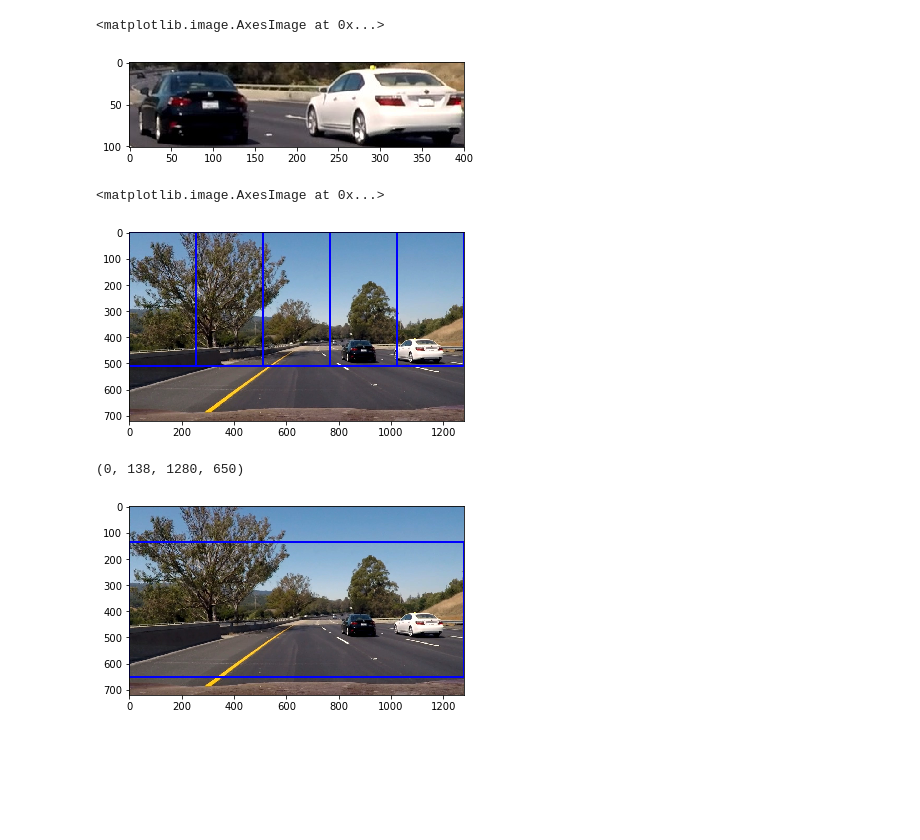
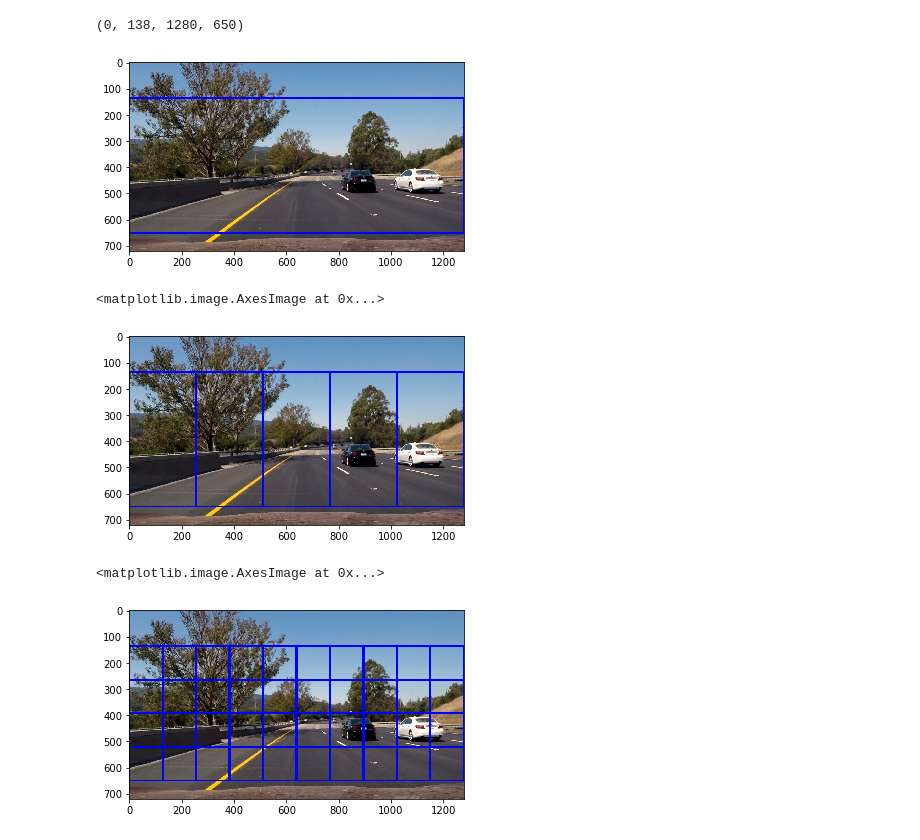
Before and after one commit to semeniuta/CarND-Vehicle-Detection, a Jupyter notebook: 1_FirstNB.ipynb, the cells around one changed output. Cells and saved outputs as stored; diff of their text form; code cells hidden in the pictures; blank space fills up the shorter version.

Commit message:
Bug fix in window_loop; viz of different scales over the main ROI

```diff
--- a/1_FirstNB.ipynb
+++ b/1_FirstNB.ipynb
@@ -19,34 +19,40 @@ from glob import glob
 import vdetect
 # %%
 test_images = [mpimg.imread(f) for f in glob('test_images/*.jpg')]
+
+main_region = vdetect.define_main_region_custom()
+mr_x0, mr_y0, mr_x1, mr_y1 = main_region
 # %%
 im = test_images[0]
-bbox = (800, 400, 1200, 500)
-plt.imshow( vdetect.window_region(im, bbox) )
+
+plt.imshow(
+    vdetect.draw_boxes(
+        im,
+        [main_region]
+    )
+)
+
+print(main_region)
 # %% [output]
-<matplotlib.image.AxesImage at 0x...>
+(0, 138, 1280, 650)
-[figure, old version]
+[figure, new version]
 # %%
 plt.imshow(
     vdetect.draw_boxes(
         im,
-        vdetect.window_loop(512, 256, 0, 0, im.shape[1], im.shape[0])
+        vdetect.window_loop(512, 256, mr_x0, mr_y0, mr_x1, mr_y1)
     )
 )
 # %% [output]
 <matplotlib.image.AxesImage at 0x...>
-[figure, old version]
+[figure, new version]
-# %%
-main_region = vdetect.define_main_region_custom()
-
-plt.imshow(
-    vdetect.draw_boxes(
-        im,
-        [main_region]
-    )
-)
-
-print(main_region)
-# %% [output]
-(0, 138, 1280, 650)
-[figure, removed]
+# %%
+plt.imshow(
+    vdetect.draw_boxes(
+        im,
+        vdetect.window_loop(256, 128, mr_x0, mr_y0, mr_x1, mr_y1)
+    )
+)
+# %% [output]
+<matplotlib.image.AxesImage at 0x...>
+[figure, added]
```
Also changed, not shown: parts of 2 cells of this notebook, 1 other file.
